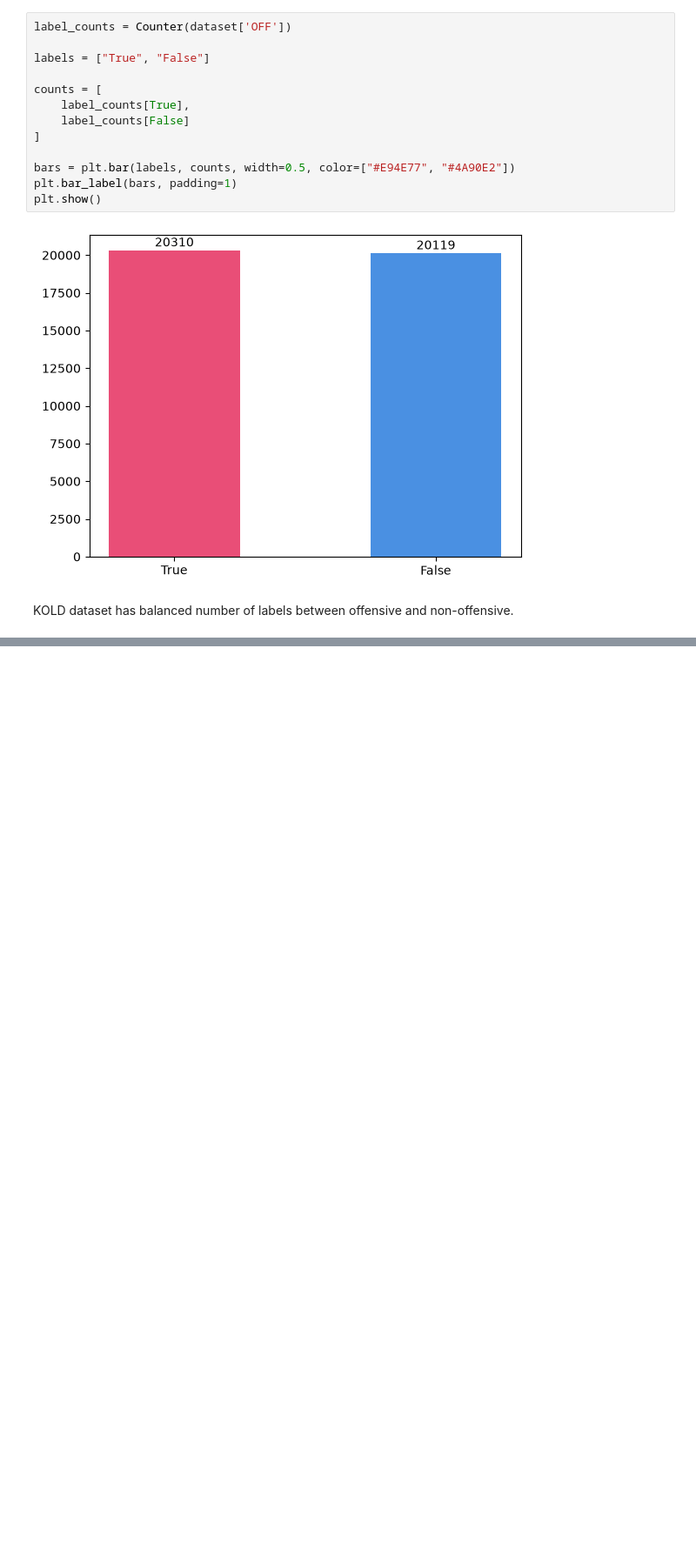
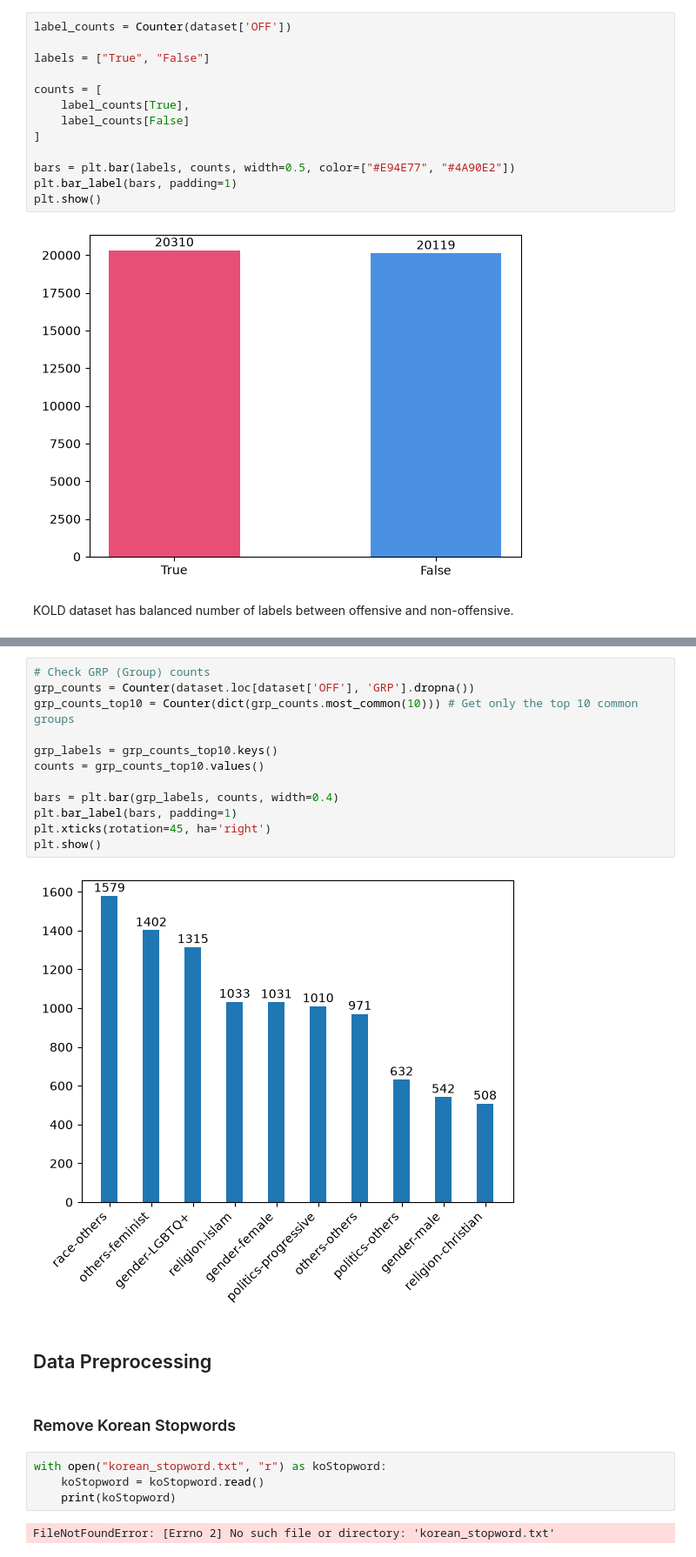
Before and after one commit to jojouna/ec_unig_capstone, a Jupyter notebook: capstoneProject/kold_working.ipynb, the cells around one changed output, grey strips where cells are left out. Shown at 87% size. Cells and saved outputs as stored; diff of their text form; blank space fills up the shorter version.

```diff
--- a/capstoneProject/kold_working.ipynb
+++ b/capstoneProject/kold_working.ipynb
@@ -92,0 +87,24 @@ KOLD dataset has balanced number of labels between offensive and non-offensive.
+# %%
+# Check GRP (Group) counts
+grp_counts = Counter(dataset.loc[dataset['OFF'], 'GRP'].dropna())
+grp_counts_top10 = Counter(dict(grp_counts.most_common(10))) # Get only the top 10 common groups
+
+grp_labels = grp_counts_top10.keys()
+counts = grp_counts_top10.values()
+
+bars = plt.bar(grp_labels, counts, width=0.4)
+plt.bar_label(bars, padding=1)
+plt.xticks(rotation=45, ha='right')
+plt.show()
+# %% [output]
+[figure, added]
+# %% [markdown]
+## Data Preprocessing
+# %% [markdown]
+### Remove Korean Stopwords
+# %%
+with open("korean_stopword.txt", "r") as koStopword:
+    koStopword = koStopword.read()
+    print(koStopword)
+# %% [output]
+FileNotFoundError: [Errno 2] No such file or directory: 'korean_stopword.txt'
```
Also changed, not shown: parts of 3 cells of this notebook, 2 other files.
